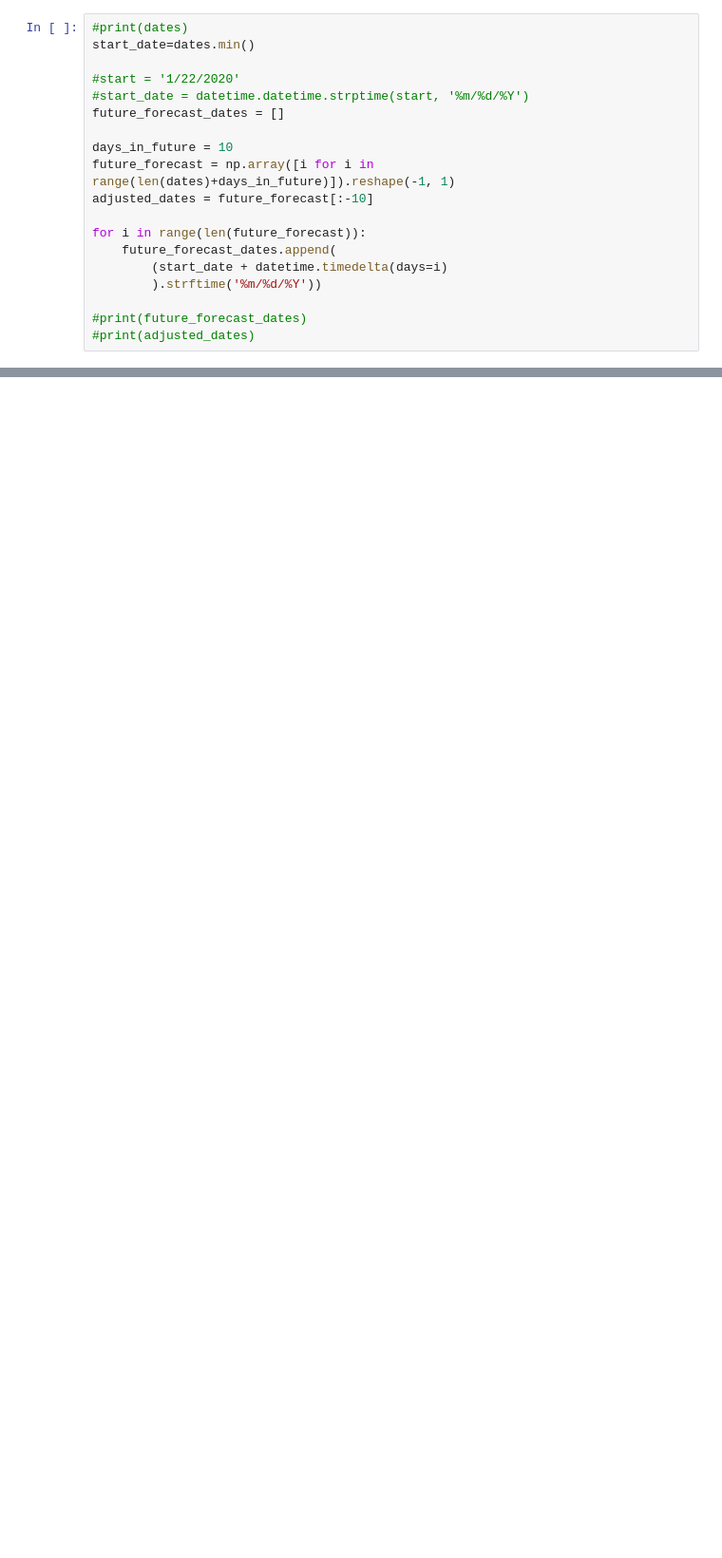
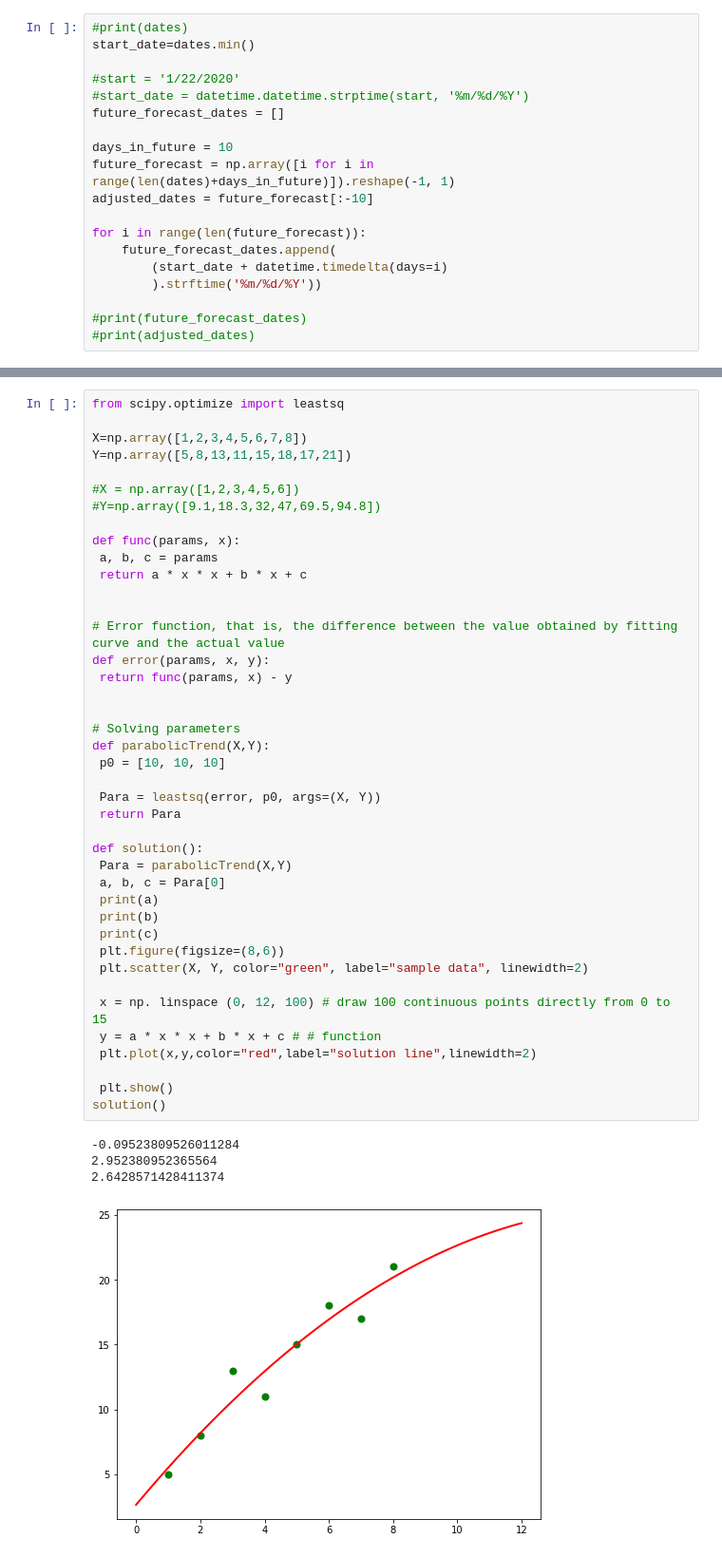
Before and after one commit to skaiphd/python-deep-learning, a Jupyter notebook: time series covid 19.ipynb, the cells around one changed output, grey strips where cells are left out. Shown at 95% size. Cells and saved outputs as stored; diff of their text form; blank space fills up the shorter version.

```diff
--- a/time series covid 19.ipynb
+++ b/time series covid 19.ipynb
@@ -199,0 +344,46 @@ for i in range(len(future_forecast)):
+# %%
+from scipy.optimize import leastsq
+
+X=np.array([1,2,3,4,5,6,7,8])
+Y=np.array([5,8,13,11,15,18,17,21])
+
+#X = np.array([1,2,3,4,5,6])
+#Y=np.array([9.1,18.3,32,47,69.5,94.8])
+
+def func(params, x):
+ a, b, c = params
+ return a * x * x + b * x + c
+
+
+# Error function, that is, the difference between the value obtained by fitting curve and the actual value
+def error(params, x, y):
+ return func(params, x) - y
+
+
+# Solving parameters
+def parabolicTrend(X,Y):
+ p0 = [10, 10, 10]
+
+ Para = leastsq(error, p0, args=(X, Y))
+ return Para
+
+def solution():
+ Para = parabolicTrend(X,Y)
+ a, b, c = Para[0]
+ print(a)
+ print(b)
+ print(c)
+ plt.figure(figsize=(8,6))
+ plt.scatter(X, Y, color="green", label="sample data", linewidth=2)
+
+ x = np. linspace (0, 12, 100) # draw 100 continuous points directly from 0 to 15
+ y = a * x * x + b * x + c # # function
+ plt.plot(x,y,color="red",label="solution line",linewidth=2)
+
+ plt.show()
+solution()
+# %% [output]
+-0.09523809526011284
+2.952380952365564
+2.6428571428411374
+[figure, added]
```
Also changed, not shown: parts of 5 cells of this notebook, 3 other files.
